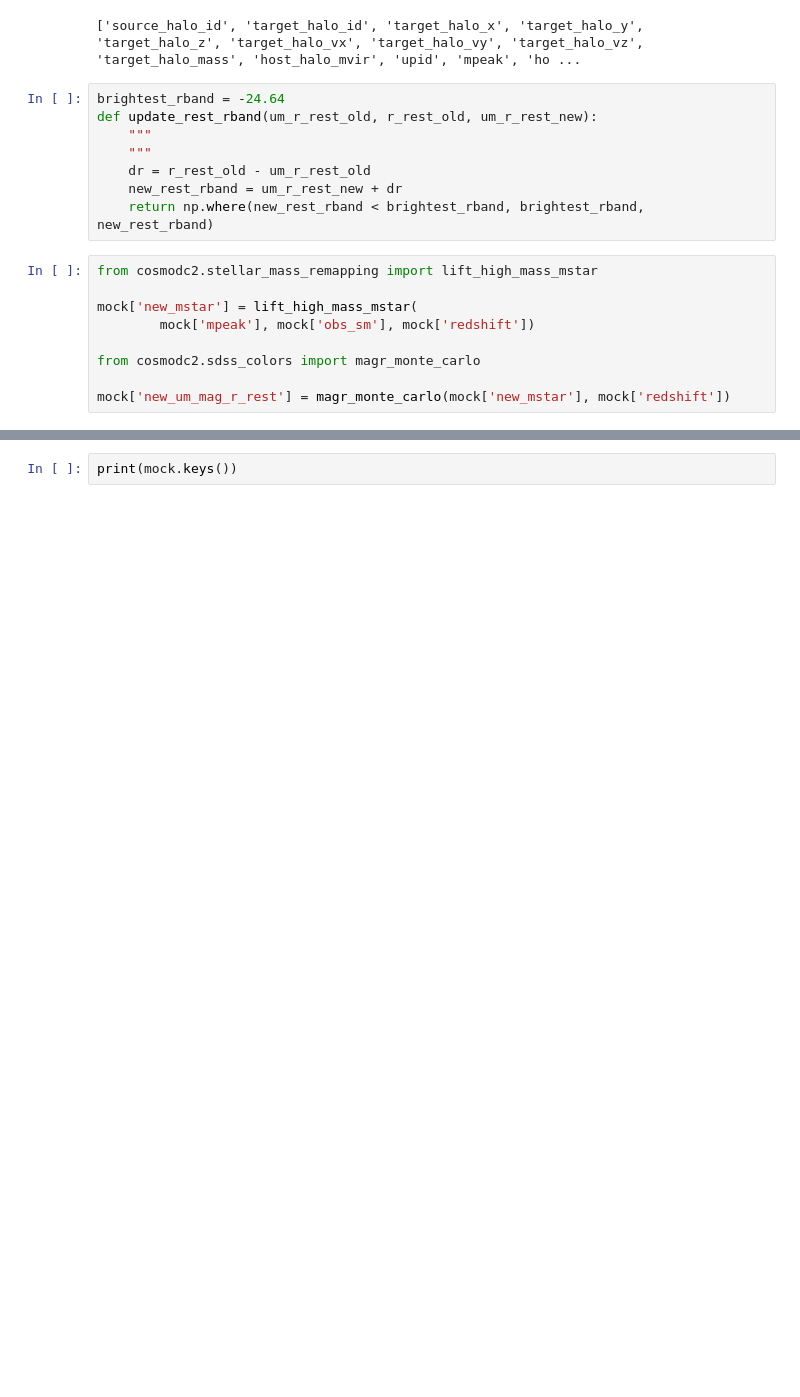
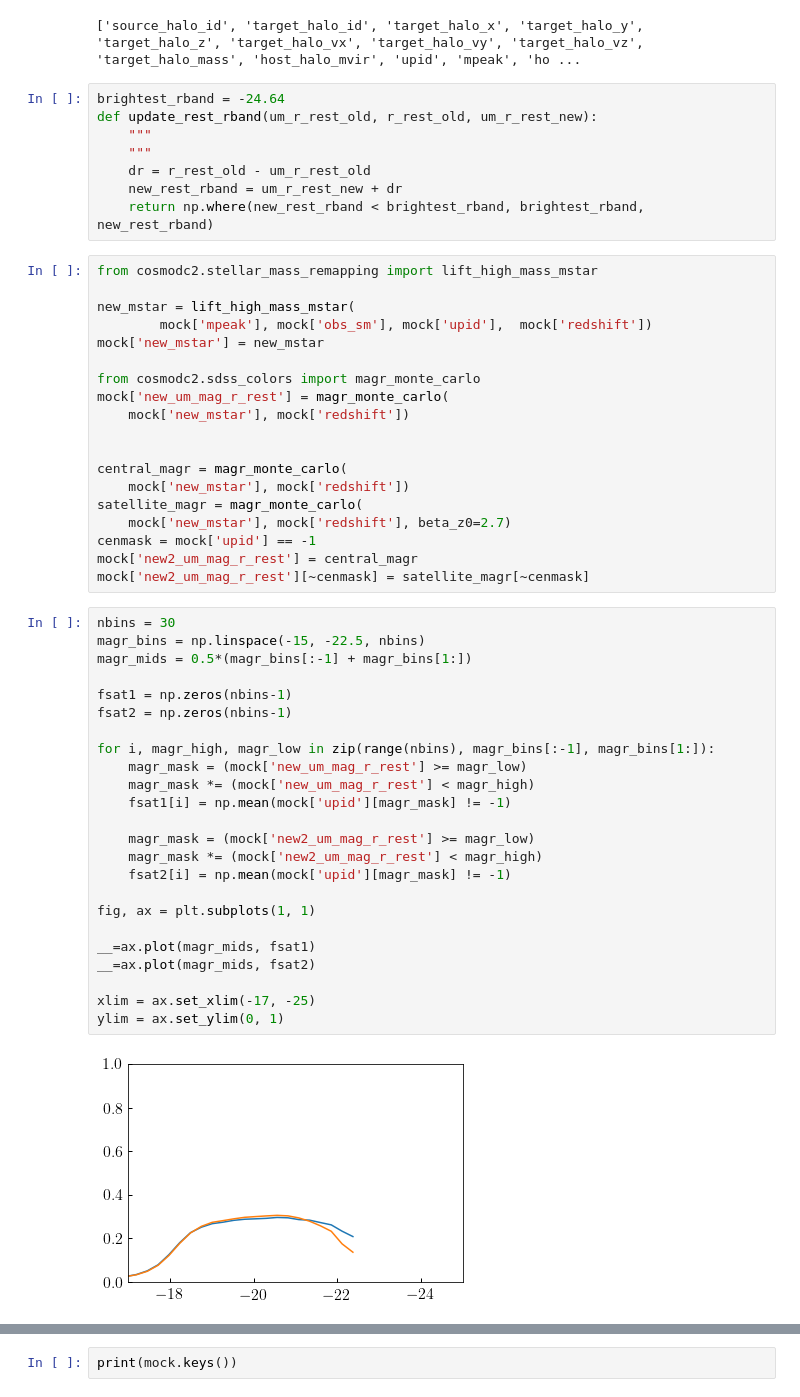
Before and after one commit to LSSTDESC/cosmodc2, a Jupyter notebook: notebooks/v4_mr_mstar_calibration_snapshots.ipynb, the cells around one changed output, grey strips where cells are left out. Saved outputs shown, nothing was run; the diff lists cells and outputs as text; blank space fills up the shorter version.

```diff
--- a/notebooks/v4_mr_mstar_calibration_snapshots.ipynb
+++ b/notebooks/v4_mr_mstar_calibration_snapshots.ipynb
@@ -57,12 +57,48 @@ def update_rest_rband(um_r_rest_old, r_rest_old, um_r_rest_new):
 # %%
 from cosmodc2.stellar_mass_remapping import lift_high_mass_mstar
 
-mock['new_mstar'] = lift_high_mass_mstar(
-        mock['mpeak'], mock['obs_sm'], mock['redshift'])
+new_mstar = lift_high_mass_mstar(
+        mock['mpeak'], mock['obs_sm'], mock['upid'],  mock['redshift'])
+mock['new_mstar'] = new_mstar
 
 from cosmodc2.sdss_colors import magr_monte_carlo
+mock['new_um_mag_r_rest'] = magr_monte_carlo(
+    mock['new_mstar'], mock['redshift'])
 
-mock['new_um_mag_r_rest'] = magr_monte_carlo(mock['new_mstar'], mock['redshift'])
+
+central_magr = magr_monte_carlo(
+    mock['new_mstar'], mock['redshift'])
+satellite_magr = magr_monte_carlo(
+    mock['new_mstar'], mock['redshift'], beta_z0=2.7)
+cenmask = mock['upid'] == -1
+mock['new2_um_mag_r_rest'] = central_magr
+mock['new2_um_mag_r_rest'][~cenmask] = satellite_magr[~cenmask]
+# %%
+nbins = 30
+magr_bins = np.linspace(-15, -22.5, nbins)
+magr_mids = 0.5*(magr_bins[:-1] + magr_bins[1:])
+
+fsat1 = np.zeros(nbins-1)
+fsat2 = np.zeros(nbins-1)
+
+for i, magr_high, magr_low in zip(range(nbins), magr_bins[:-1], magr_bins[1:]):
+    magr_mask = (mock['new_um_mag_r_rest'] >= magr_low)
+    magr_mask *= (mock['new_um_mag_r_rest'] < magr_high)
+    fsat1[i] = np.mean(mock['upid'][magr_mask] != -1)
+
+    magr_mask = (mock['new2_um_mag_r_rest'] >= magr_low)
+    magr_mask *= (mock['new2_um_mag_r_rest'] < magr_high)
+    fsat2[i] = np.mean(mock['upid'][magr_mask] != -1)
+
+fig, ax = plt.subplots(1, 1)
+
+__=ax.plot(magr_mids, fsat1)
+__=ax.plot(magr_mids, fsat2)
+
+xlim = ax.set_xlim(-17, -25)
+ylim = ax.set_ylim(0, 1)
+# %% [output]
+[figure, added]
 # %%
 logsm_bins = np.linspace(9, 12.5, 25)
 logsm_mids = 0.5*(logsm_bins[:-1] + logsm_bins[1:])
```
Also changed, not shown: parts of 6 cells of this notebook, 2 other files.
